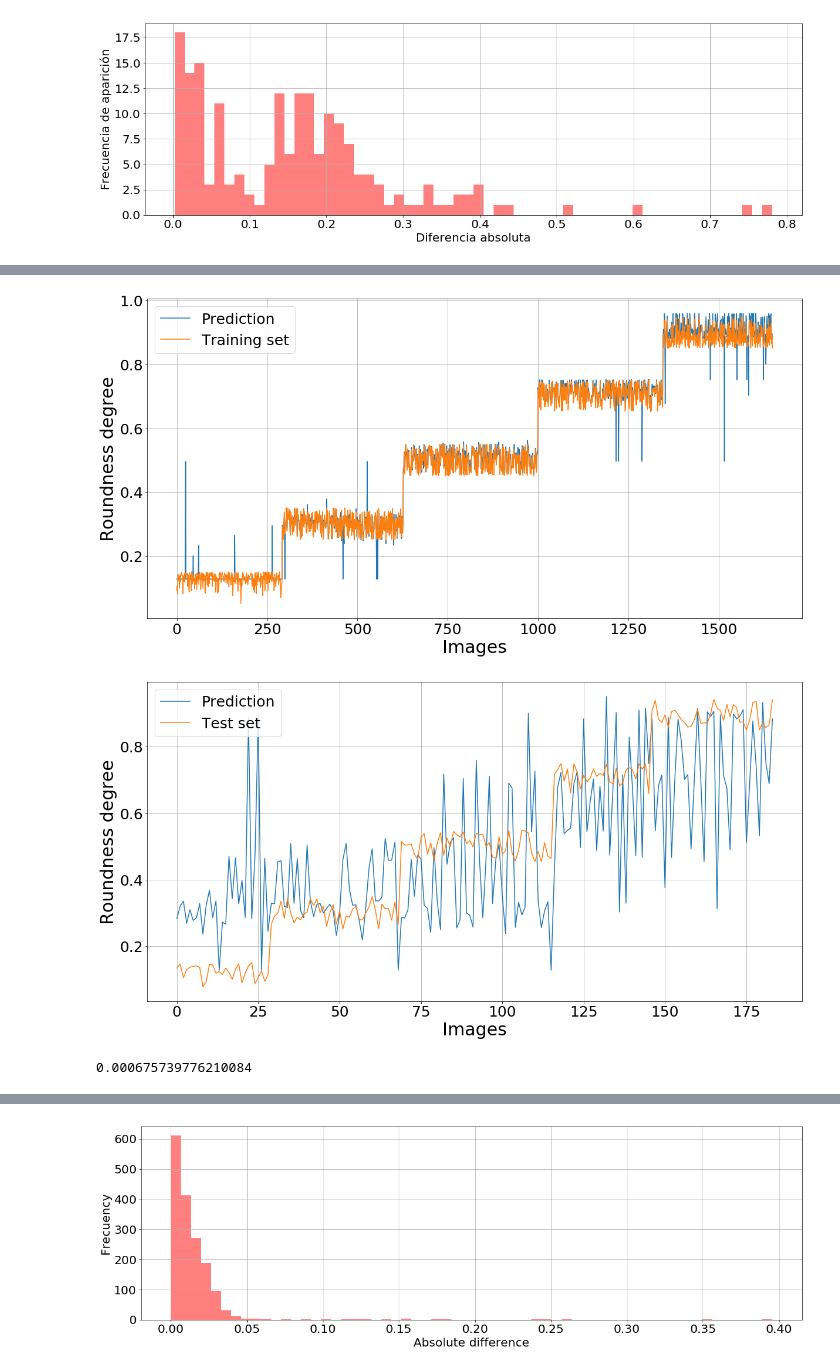
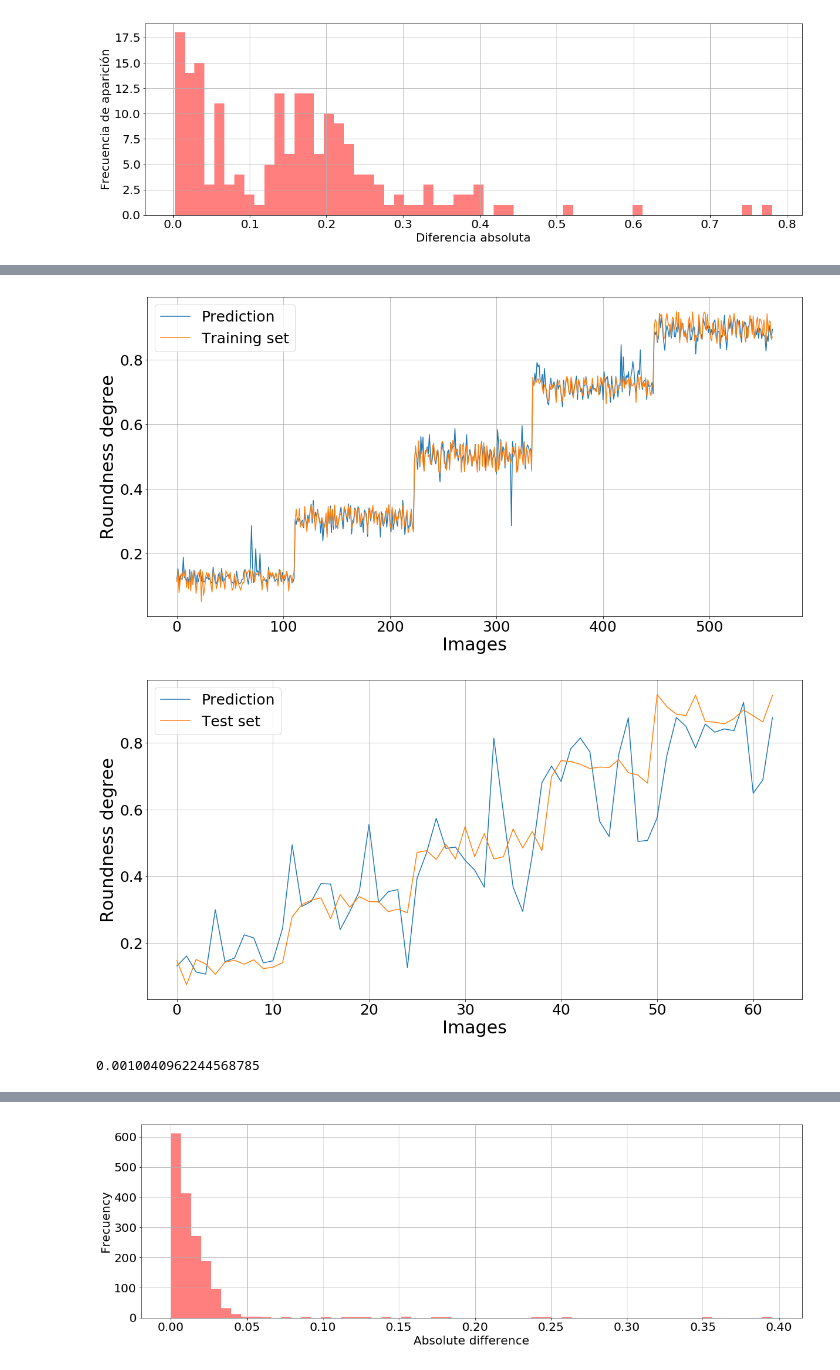
Before and after one commit to Gamalielmch/Morphology, a Jupyter notebook: Jupyter Neural Network/roundness.ipynb, the cells around one changed output, grey strips where cells are left out. Cells and saved outputs as stored; diff of their text form; code cells hidden in the pictures.

```diff
--- a/Jupyter Neural Network/roundness.ipynb
+++ b/Jupyter Neural Network/roundness.ipynb
@@ -521,13 +556,13 @@ test_x.shape
 # %%
 #ilteredDataX = filteredData#[:,np.r_[6:41,56:91,106:141,156:191]]
 #train_x = ,250:374,500:625,750:875,1000:1123],1:242]
-train_x = pd.DataFrame(filteredDataX)
-train_y = pd.DataFrame({'roundness':filteredDataY})
+#train_x = pd.DataFrame(np_c(filteredDataY,filteredDataX))
+#train_y = pd.DataFrame({'roundness':filteredDataY})
 ###COnfiguracion para 5 clases
 #np.r_[0:124,250:374,500:625,750:875,1000:1123]
-#train_x = data.iloc[np.r_[0:124,250:374,500:625,750:875,1000:1123],1:242]
+train_x = data.iloc[:,1:161]
 
-#train_y = data.iloc[np.r_[0:124,250:374,500:625,750:875,1000:1123],0:1]
+train_y = data.iloc[:,0:1]
 #np.r_[661:848,0:98]
 #train_x = train_df.iloc[:,lim_inf:lim_sup]
 
@@ -538,9 +573,9 @@ train_y = pd.DataFrame({'roundness':filteredDataY})
 #test_y = test_df.iloc[:,0:1]
 
 #Para cuando se usa PCA
-#train_x, test_x, train_y, test_y = train_test_split(matrix[:,np.r_[9:50,69:100,109:150]], train_y, test_size=0.2)
+train_x, test_x, train_y, test_y = train_test_split(train_x.iloc[:,np.r_[5:40,45:80,85:120,125:160]], train_y, test_size=0.1)
 #Cuando se usa los datos directo 5:50,65:110,125:170,185:230
-train_x, test_x, train_y, test_y = train_test_split(train_x, train_y, test_size=0.1)
+#train_x, test_x, train_y, test_y = train_test_split(train_x, train_y, test_size=0.1)
 
 sc = StandardScaler()
 train_x = sc.fit_transform(train_x)
@@ -548,40 +583,20 @@ test_x = sc.transform(test_x)
 
 n_cols = train_x.shape[1]
 model = Sequential()
-model.add(Dense(1000, activation="relu", input_shape=(n_cols,)))
+model.add(Dense(500, activation="relu", input_shape=(n_cols,)))
 model.add(Dense(150,activation="relu"))
 model.add(Dense(500,activation="relu"))
 model.add(Dense(150,activation="relu"))
 model.add(Dense(400,activation="relu"))
 model.add(Dense(75,activation="relu"))
-model.add(Dense(200,activation="relu"))
-model.add(Dense(500,activation="relu"))
-model.add(Dense(500,activation="relu"))
-model.add(Dense(500,activation="relu"))
-model.add(Dense(500,activation="relu"))
-model.add(Dense(500,activation="relu"))
-model.add(Dense(500,activation="relu"))
-model.add(Dense(500,activation="relu"))
-model.add(Dense(500,activation="relu"))
-model.add(Dense(500,activation="relu"))
-model.add(Dense(500,activation="relu"))
-model.add(Dense(500,activation="relu"))
-model.add(Dense(500,activation="relu"))
-model.add(Dense(500,activation="relu"))
-model.add(Dense(500,activation="relu"))
-model.add(Dense(500,activation="relu"))
-model.add(Dense(500,activation="relu"))
-model.add(Dense(500,activation="relu"))
-model.add(Dense(500,activation="relu"))
-model.add(Dense(500,activation="relu"))
-model.add(Dense(5,activation="relu"))
+model.add(Dense(75,activation="relu"))
+model.add(Dense(75,activation="relu"))
+model.add(Dense(150,activation="relu"))
+model.add(Dense(400,activation="relu"))
+model.add(Dense(75,activation="relu"))
 model.add(Dense(5,activation="relu"))
 model.add(Dense(1,activation="linear"))
-opt = keras.optimizers.Adam(
-    learning_rate=0.001,
-    beta_1=0.50,
-    beta_2=0.7,
-    epsilon=1e-13)
+opt = keras.optimizers.Adadelta(learning_rate=0.005, rho=0.55, epsilon=3.5e-04)
 #.SGD( learning_rate=0.04, momentum=0.0004)
 #opt = keras.optimizers.RMSprop( learning_rate=0.00095, rho=0.04, epsilon=2e-5)
 #learning_rate=0.005, rho=0.5, epsilon=3.5e-04
@@ -629,37 +644,37 @@ plt.savefig('trainingComparition.png')
 test_res = test_y
 
 test_res = test_res.reset_index().sort_values('index')
 test_x = test_x[test_res.index]
 
 #test_x = test_x.reset_index()
 
 #test_x = test_x.iloc[:,1:test_x.shape[1]]
 test_res = test_res.reset_index()
 ynew = model.predict(test_x)
 diff2 = abs(ynew - test_y)
 test_res['predicted'] = ynew
 mse2 = mean_squared_error(test_res['roundness'], test_res['predicted'])
 me2 = statistics.stdev(test_res['predicted'])/math.sqrt(test_res['predicted'].shape[0])
 plt.figure(figsize=(20,10))
 #range(test_res['predicted'].shape[0],0,-1)
 plt.plot(test_res['predicted'].sort_index(), label="Prediction")
 plt.plot(test_res['roundness'].sort_index(), label="Test set")
 plt.rc('legend', fontsize=25)
 plt.ylabel('Roundness degree', fontsize=30)
 plt.xlabel('Images', fontsize=30)
 plt.legend(loc="upper left")
 
 #plt.title("Resultado del entrenamiento de la red neuronal profunda",fontsize=35)
 plt.xticks(size = 25)
 plt.yticks(size = 25)
 plt.grid(True)
 plt.show
 plt.savefig('testComparition.png')
 # %% [output]
-[figure, old version]
+[figure, new version]
-[figure, old version]
+[figure, new version]
 # %%
 #Error cuadratico medio
 mse
 # %% [output]
-0.000675739776210084
+0.0010040962244568785
```
Also changed, not shown: parts of 12 cells of this notebook, 11 other files.
